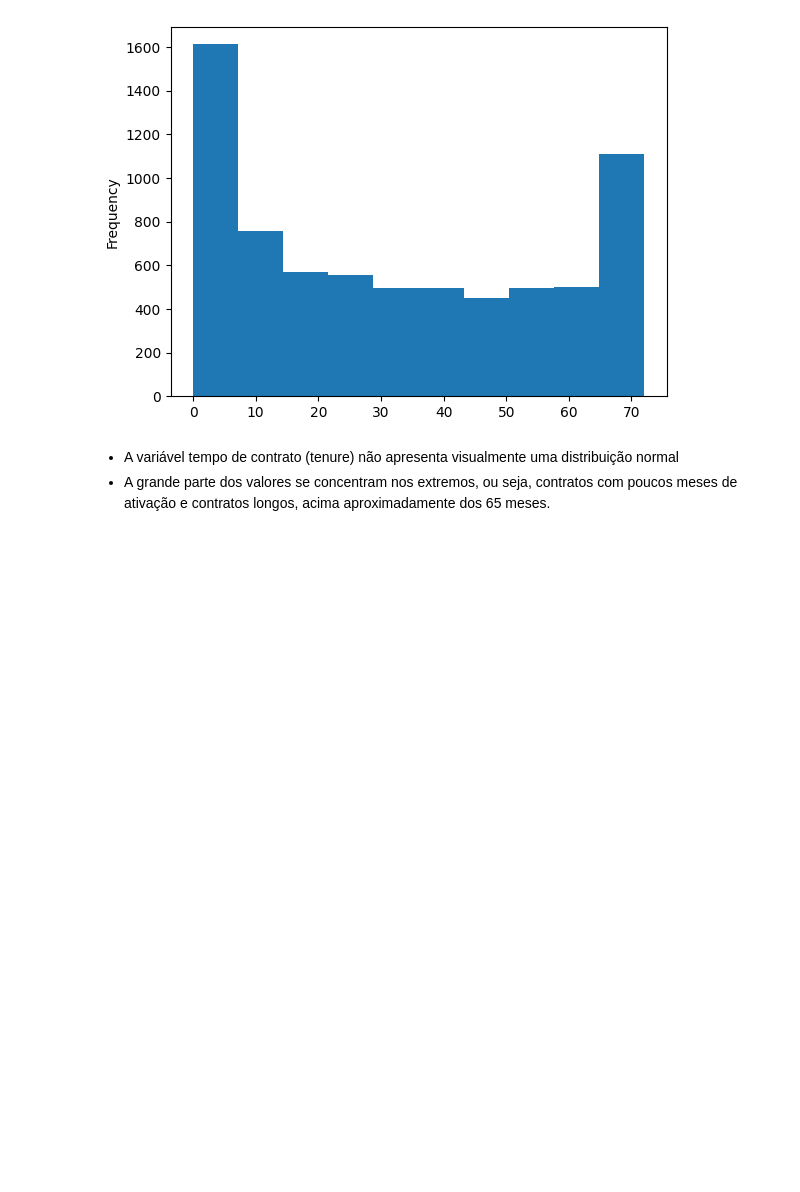
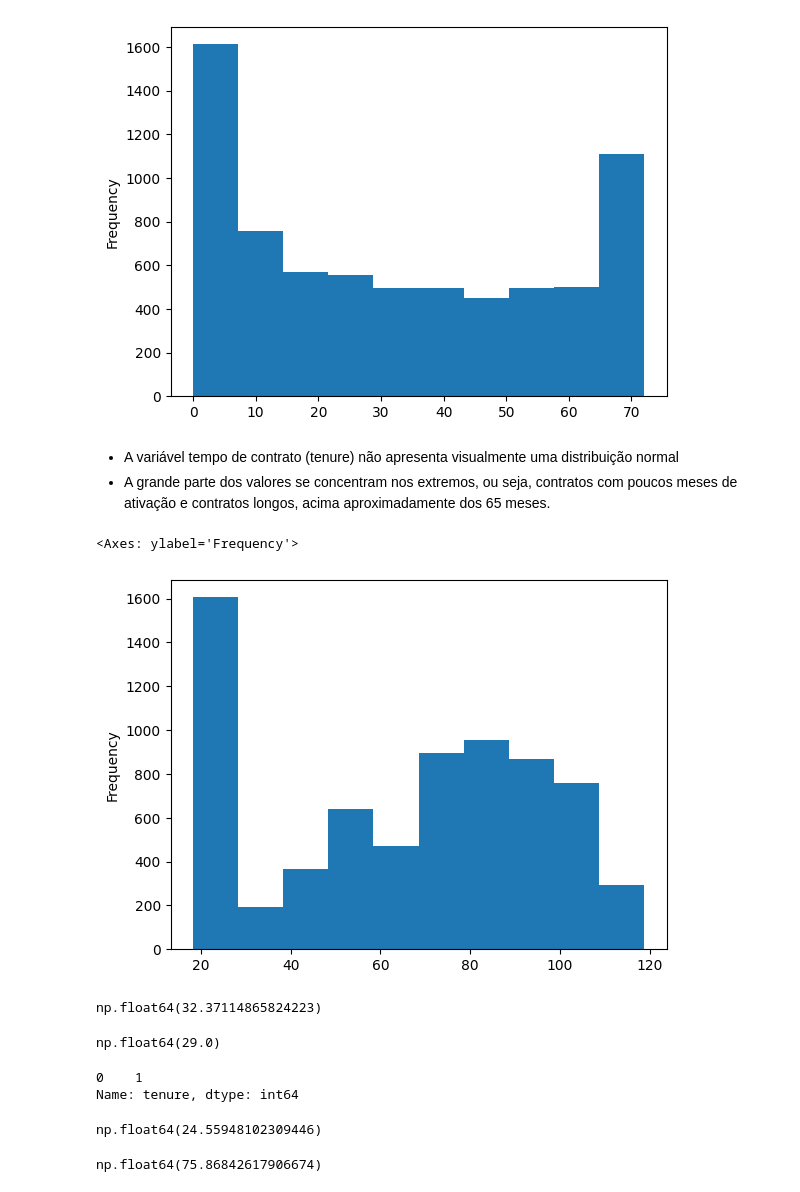
Before and after one commit to EuFontoura/EDAestudos, a Jupyter notebook: eda_churn.ipynb, the cells around one changed output. Drawn from its saved outputs; the diff is of its cells as text; code cells hidden in the pictures; blank space fills up the shorter version.

```diff
--- a/eda_churn.ipynb
+++ b/eda_churn.ipynb
@@ -642,3 +642,35 @@ df_churn.tenure.plot.hist()
 # %% [markdown]
 - A variável tempo de contrato (tenure) não apresenta visualmente uma distribuição normal
 - A grande parte dos valores se concentram nos extremos, ou seja, contratos com poucos meses de ativação e contratos longos, acima aproximadamente dos 65 meses.
+# %%
+# Histograma do Monthly Charges
+df_churn.MonthlyCharges.plot.hist()
+# %% [output]
+<Axes: ylabel='Frequency'>
+[figure, added]
+# %%
+# Medidas de Posição - Media Tempo de Contrato
+df_churn.tenure.mean()
+# %% [output]
+np.float64(32.37114865824223)
+# %%
+# Medidas de Posição - Mediana Tempo de Contrato
+df_churn.tenure.median()
+# %% [output]
+np.float64(29.0)
+# %%
+# Medidas de Posição - Moda Tempo de Contrato
+df_churn.tenure.mode()
+# %% [output]
+0    1
+Name: tenure, dtype: int64
+# %%
+# Medidas de Dispersão - Desvio Padrão Tempo de Contrato
+df_churn.tenure.std()
+# %% [output]
+np.float64(24.55948102309446)
+# %%
+# Medidas de Dispersão - Coeficiente de Variação
+df_churn.tenure.std() / df_churn.tenure.mean() * 100
+# %% [output]
+np.float64(75.86842617906674)
```
Also changed, not shown: parts of 4 cells of this notebook.
